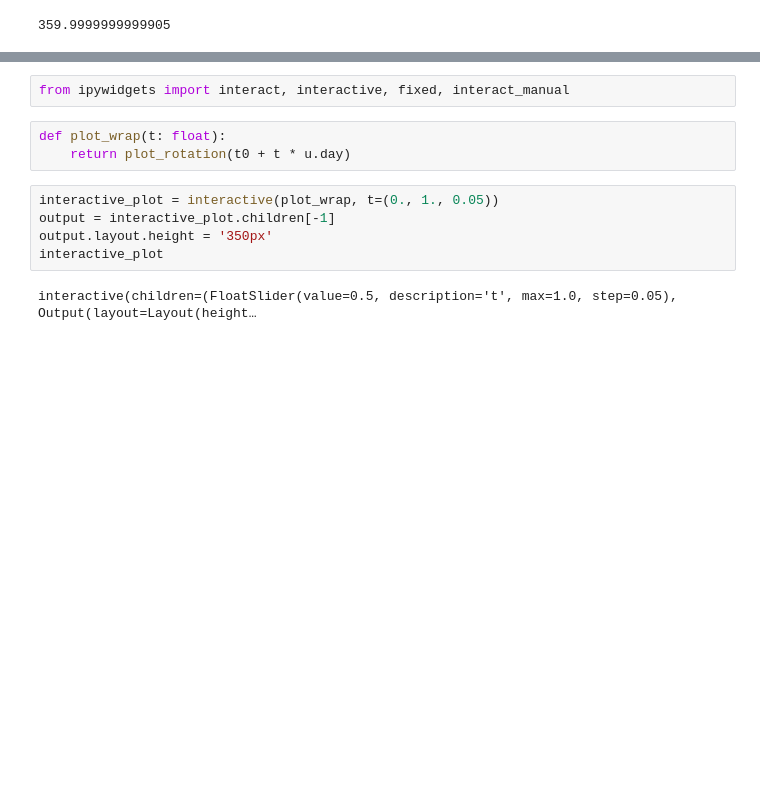
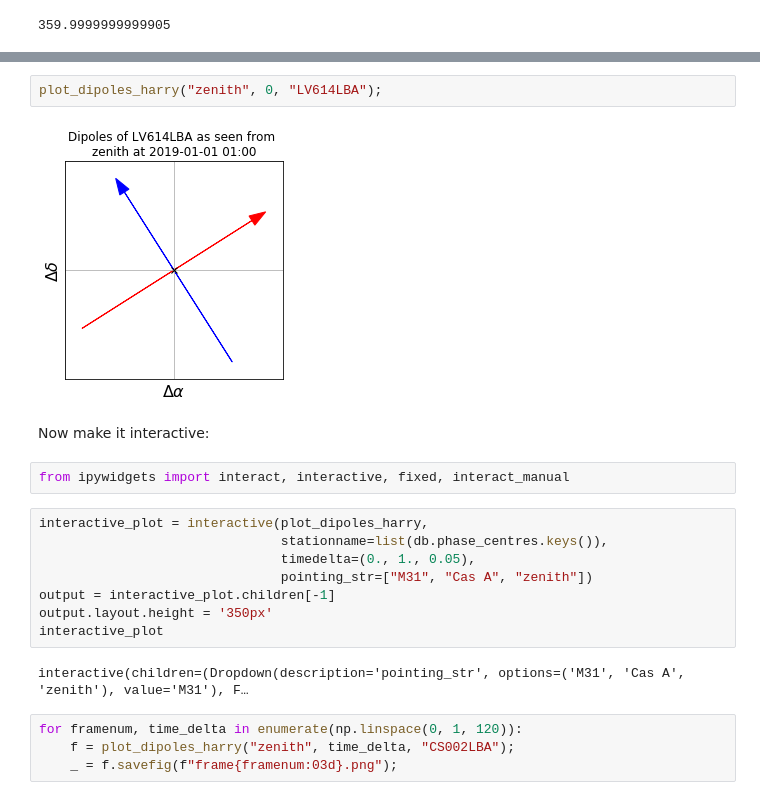
Before and after one commit to tammojan/lofarscripts, a Jupyter notebook: dipole_projection.ipynb, the cells around one changed output, grey strips where cells are left out. Drawn from its saved outputs; the diff is of its cells as text; blank space fills up the shorter version.

```diff
--- a/dipole_projection.ipynb
+++ b/dipole_projection.ipynb
@@ -245,12 +325,22 @@ ax.plot(0, 0, 'kx');
+# %%
+plot_dipoles_harry("zenith", 0, "LV614LBA");
+# %% [output]
+[figure, added]
+# %% [markdown]
+Now make it interactive:
 # %%
 from ipywidgets import interact, interactive, fixed, interact_manual
-# %%
-def plot_wrap(t: float):
-    return plot_rotation(t0 + t * u.day)
 # %%
-interactive_plot = interactive(plot_wrap, t=(0., 1., 0.05))
+interactive_plot = interactive(plot_dipoles_harry,
+                               stationname=list(db.phase_centres.keys()),
+                               timedelta=(0., 1., 0.05),
+                               pointing_str=["M31", "Cas A", "zenith"])
 output = interactive_plot.children[-1]
 output.layout.height = '350px'
 interactive_plot
 # %% [output]
-interactive(children=(FloatSlider(value=0.5, description='t', max=1.0, step=0.05), Output(layout=Layout(height…
+interactive(children=(Dropdown(description='pointing_str', options=('M31', 'Cas A', 'zenith'), value='M31'), F…
+# %%
+for framenum, time_delta in enumerate(np.linspace(0, 1, 120)):
+    f = plot_dipoles_harry("zenith", time_delta, "CS002LBA");
+    _ = f.savefig(f"frame{framenum:03d}.png");
```
Also changed, not shown: parts of 51 cells of this notebook.
